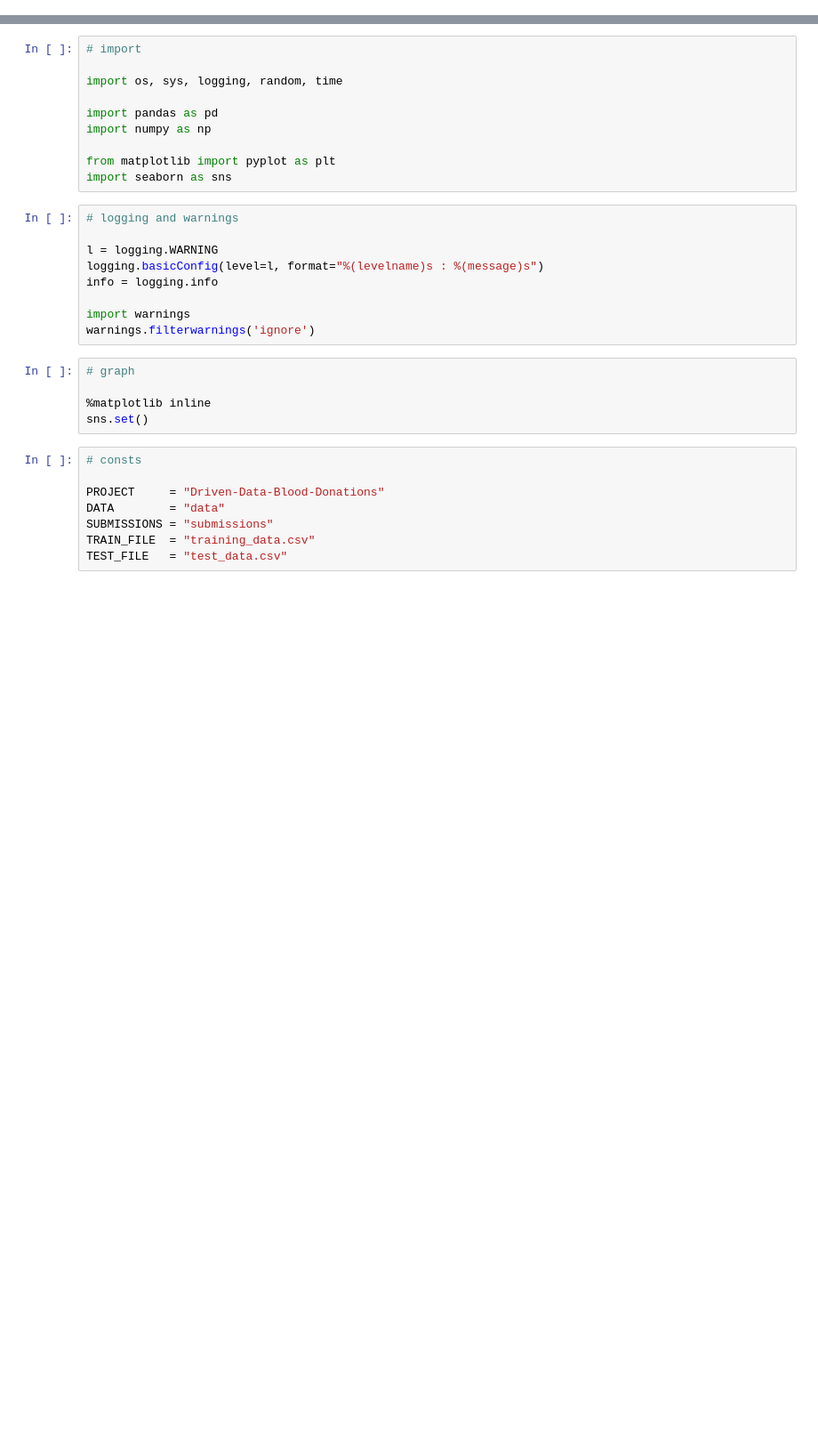
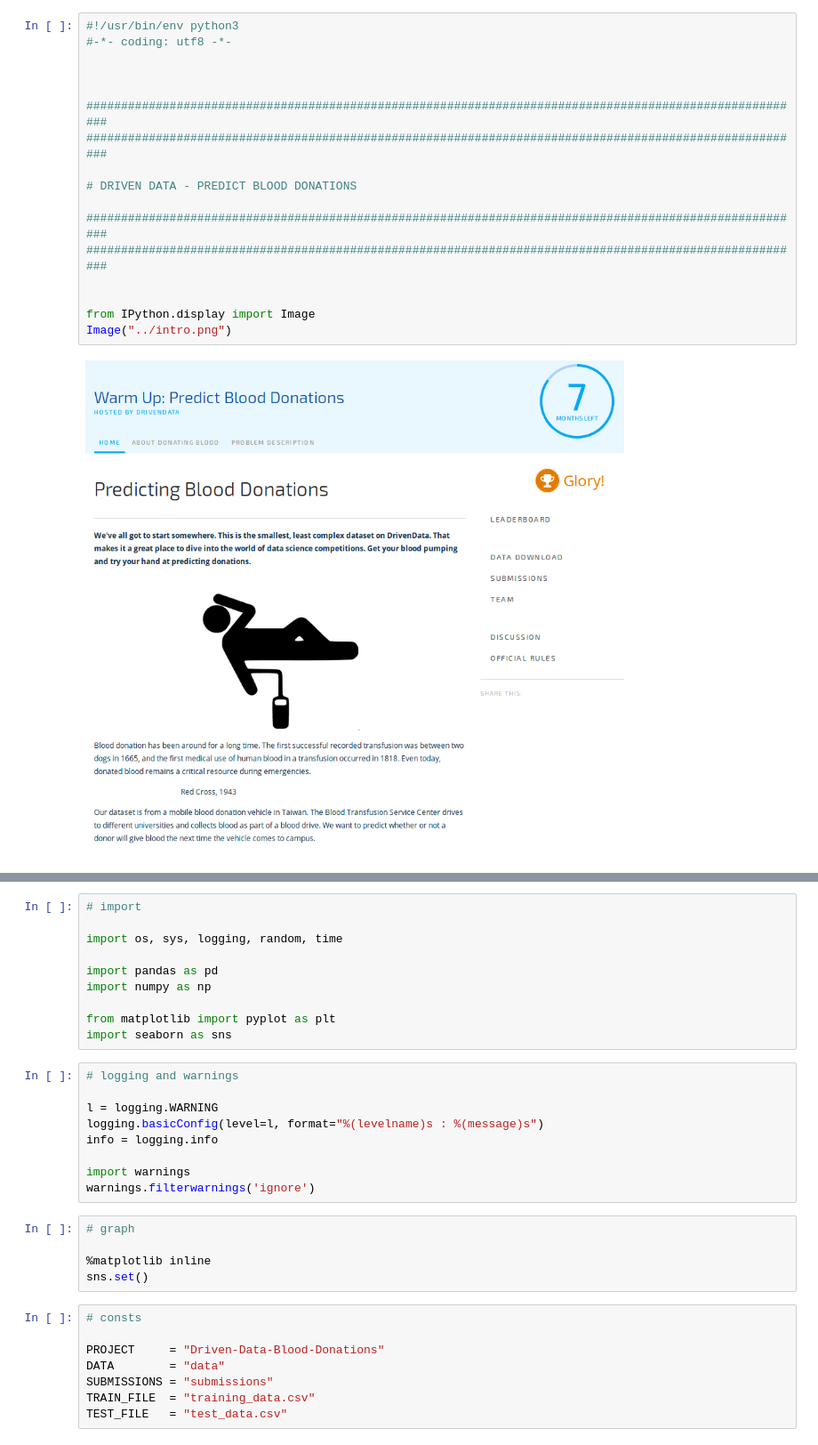
Before and after one commit to AlexandreGazagnes/Driven-Data-Blood-Donations, a Jupyter notebook: kernels/final_notebook.ipynb, the cells around one changed output, grey strips where cells are left out. Shown at 89% size. Saved outputs shown, nothing was run; the diff lists cells and outputs as text; blank space fills up the shorter version.

```diff
--- a/kernels/final_notebook.ipynb
+++ b/kernels/final_notebook.ipynb
@@ -1 +1,20 @@
+# %%
+#!/usr/bin/env python3
+#-*- coding: utf8 -*-
+
+
+
+########################################################################################################
+########################################################################################################
+
+# DRIVEN DATA - PREDICT BLOOD DONATIONS
+
+########################################################################################################
+########################################################################################################
+
+
+from IPython.display import Image
+Image("../intro.png")
+# %% [output]
+[figure, added]
 # %%
```
Also changed, not shown: parts of 82 cells of this notebook, 1 other file.
